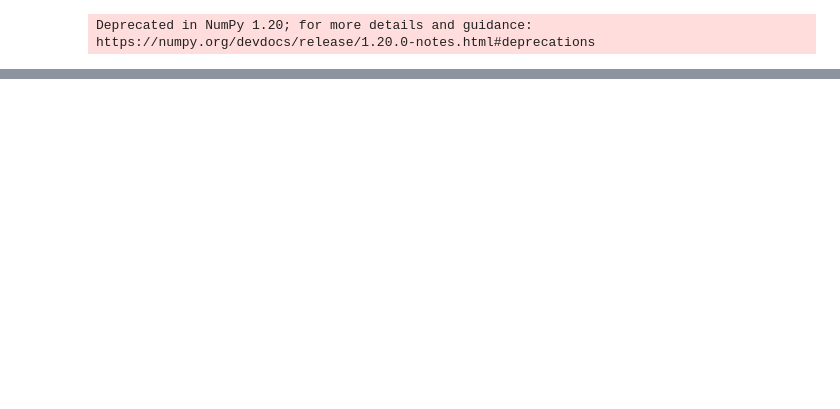
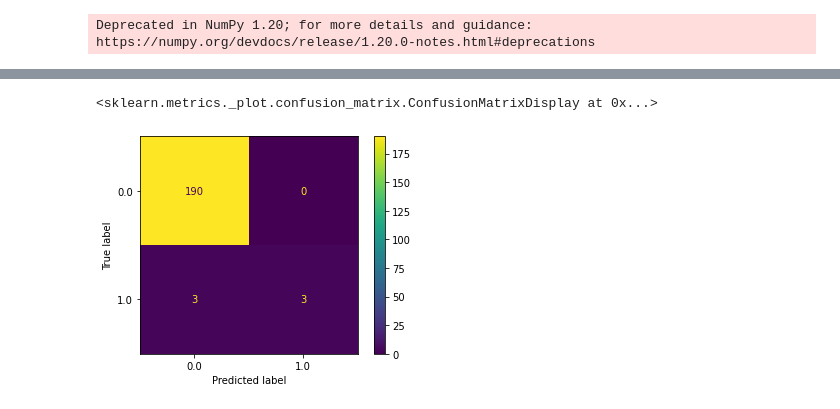
Before and after one commit to The1per/spikes_notebooks, a Jupyter notebook: yasa_model.ipynb, the cells around one changed output, grey strips where cells are left out. Cells and saved outputs as stored; diff of their text form; code cells hidden in the pictures; blank space fills up the shorter version.

```diff
--- a/yasa_model.ipynb
+++ b/yasa_model.ipynb
@@ -261,0 +300,6 @@ get_metrics(cm)
+# %%
+clf = xgb.XGBClassifier(objective="multi:softmax", num_class=3, use_label_encoder=False)
+clf.fit(X_train, y_train)
+y_pred = clf.predict(X_test)
+plot_confusion_matrix(clf, X_test, y_test)
+# %% [output]
@@ -261,0 +307,2 @@ get_metrics(cm)
+<sklearn.metrics._plot.confusion_matrix.ConfusionMatrixDisplay at 0x...>
+[figure, added]
```
Also changed, not shown: parts of 18 cells of this notebook.
